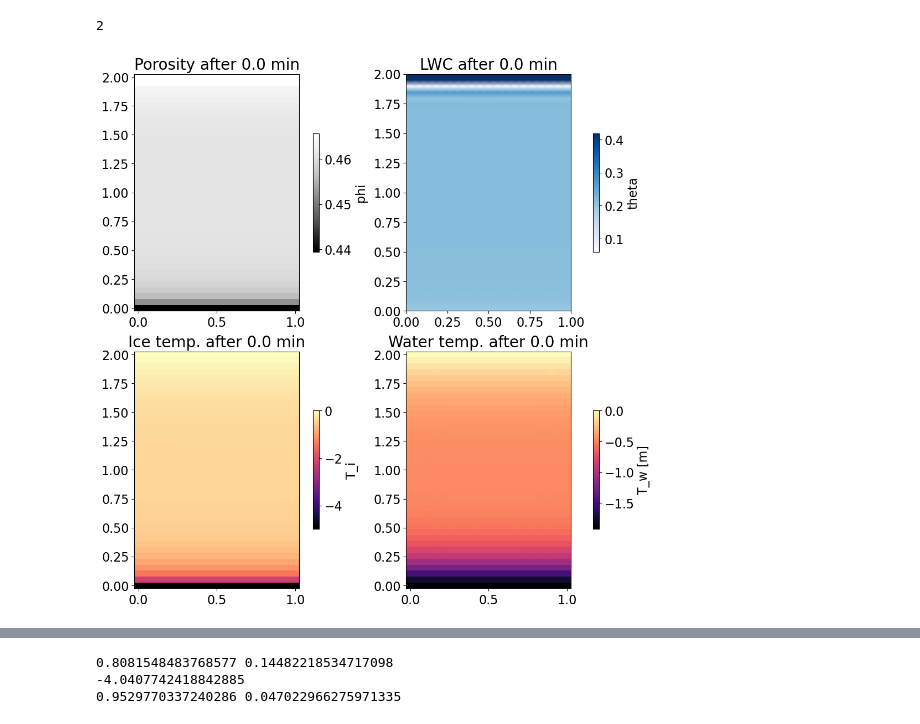
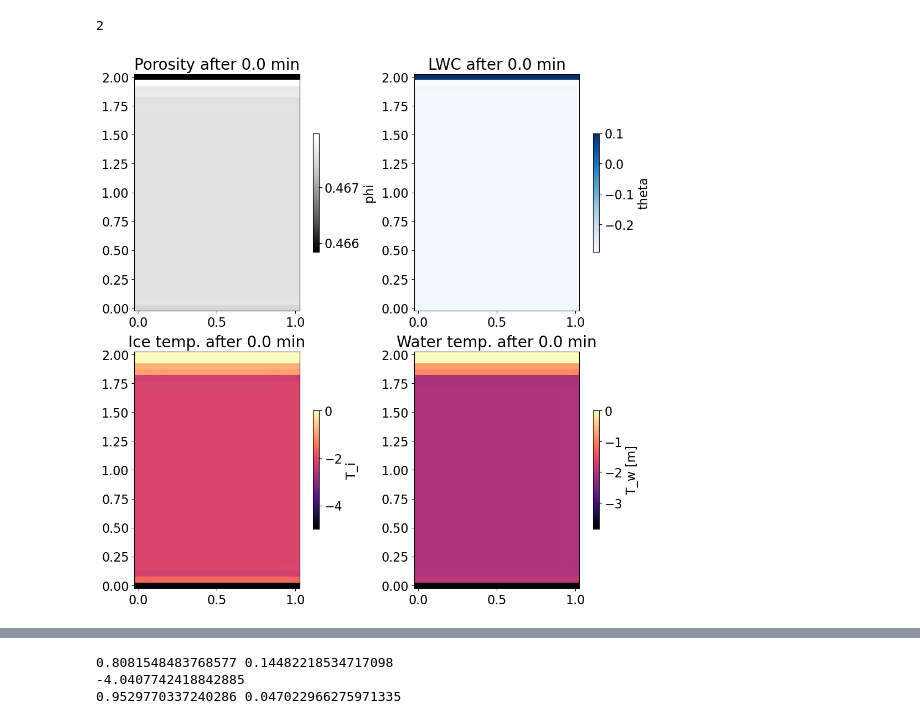
Before and after one commit to lannika-ut/Masterarbeit, a Jupyter notebook: view_solutions_nonisothermal.ipynb, the cells around one changed output, grey strips where cells are left out. Drawn from its saved outputs; the diff is of its cells as text; code cells hidden in the pictures.

```diff
--- a/view_solutions_nonisothermal.ipynb
+++ b/view_solutions_nonisothermal.ipynb
@@ -9,5 +10,5 @@ import pickle
 # %%
-filename = "./solutions/debug/test4_Crippa.pkl"
+filename = "./solutions/debug/test6_crippa_tr.pkl"
 with open(filename, "rb") as f:
     data_Annika = pickle.load(f)
 
@@ -15,7 +16,7 @@ nx = data_Annika["geometry"]["nx"]
 nz = data_Annika["geometry"]["nz"]
 geom = Geometry()
 geom.make_from_dict(data_Annika["geometry"])
-domain = geom.make_domain(nx, nz)
+domain = geom.make_domain(nx, nz, celltype=mesh.CellType.quadrilateral)
 [P0, P1, P2, P3] = geom.corner_points
 V = functionspace(domain, ("CG", 1))
 Q = functionspace(domain, ("DG", 0))
@@ -31,7 +32,7 @@ len(data_Annika["h_w"])
 2
 # %%
 interval = data_Annika["saving_interval"]
-t_obs = -1
+t_obs = 1
 time = data_Annika["times"][t_obs]
 hw.x.array[:] = data_Annika["h_w"][t_obs]
 phi.x.array[:] = data_Annika["phi"][t_obs]
@@ -50,30 +51,30 @@ sat = Se(h_c, p.alpha.value, p.N.value)
 # %%
 plt.rcParams.update({'font.size': 16})
 fig, ax = plt.subplots(2,2, layout="constrained", figsize=(10,10))
 pmsh1 = ax[0,0].pcolormesh(x_plot, z_plot, porosity, cmap="Greys_r")
 ax[0,0].set_title(f"Porosity after {time/60:.1f} min", fontsize=20)
 cbar1 = fig.colorbar(pmsh1, ax=ax[0,0], shrink=0.5)
 cbar1.set_label("phi")
 #ax[0,0].set_ylim(1.8,2)
 
-pmsh2 = ax[0,1].pcolormesh(x_plot, z_plot, theta_tot, cmap="Blues", shading="gouraud")
+pmsh2 = ax[0,1].pcolormesh(x_plot, z_plot, pressure_head, cmap="Blues")
 ax[0,1].set_title(f"LWC after {time/60:.1f} min", fontsize=20)
 plt.xticks(fontsize=16)
 cbar2 = fig.colorbar(pmsh2, ax=ax[0,1], shrink=0.5)
 cbar2.set_label("theta")
 #ax[0,1].set_ylim(1.8,2)
 
 pmsh3 = ax[1,0].pcolormesh(x_plot, z_plot, Ti, cmap="magma")
 ax[1,0].set_title(f"Ice temp. after {time/60:.1f} min", fontsize=20)
 cbar1 = fig.colorbar(pmsh3, ax=ax[1,0], shrink=0.5)
 cbar1.set_label("T_i")
 #ax[1,0].set_ylim(1.8,2)
 
 pmsh4 = ax[1,1].pcolormesh(x_plot, z_plot, Tw, cmap="magma")
 ax[1,1].set_title(f"Water temp. after {time/60:.1f} min", fontsize=20)
 plt.xticks(fontsize=16)
 cbar2 = fig.colorbar(pmsh4, ax=ax[1,1], shrink=0.5)
 cbar2.set_label("T_w [m]")
 #ax[1,1].set_ylim(1.8,2)
 # %% [output]
-[figure, old version]
+[figure, new version]
```
Also changed, not shown: parts of 4 cells of this notebook, 5 other files.
